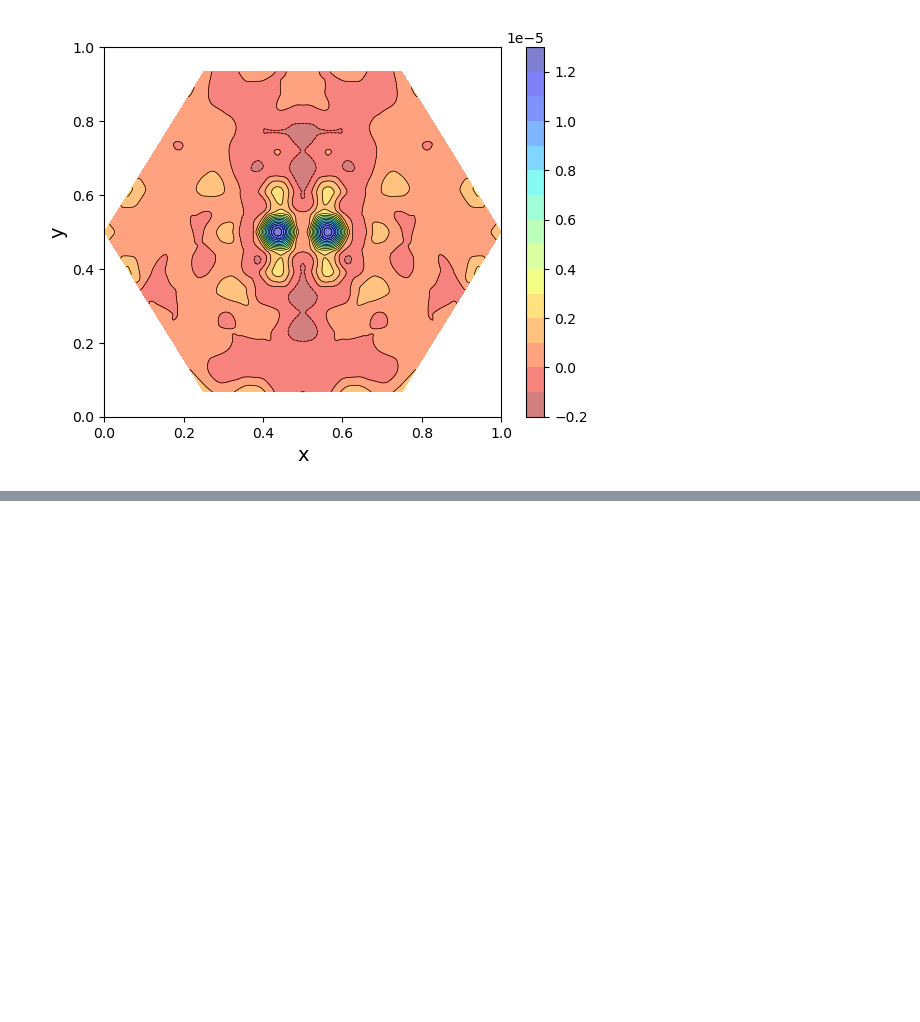
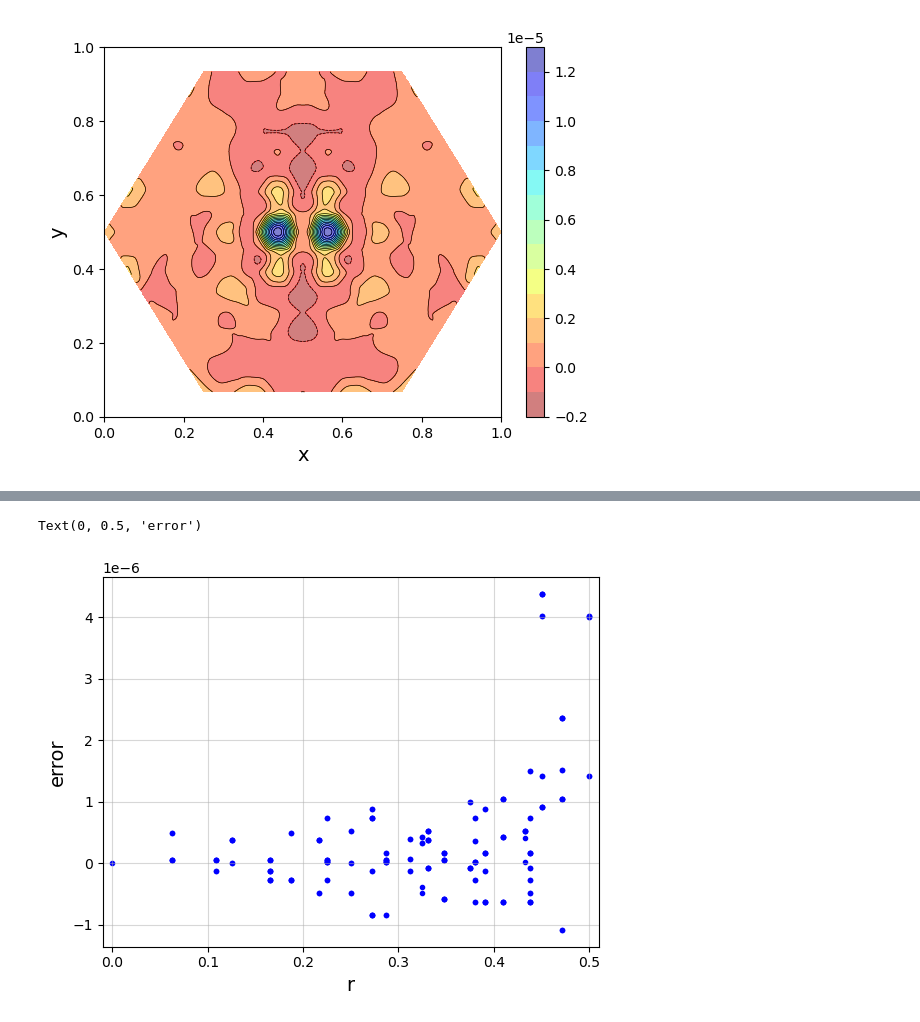
Before and after one commit to JaNiebu/BT_DECinPhysics, a Jupyter notebook: PoissonHarm.ipynb, the cells around one changed output, grey strips where cells are left out. Drawn from its saved outputs; the diff is of its cells as text; code cells hidden in the pictures; blank space fills up the shorter version.

```diff
--- a/PoissonHarm.ipynb
+++ b/PoissonHarm.ipynb
@@ -127,0 +152,10 @@ Text(0, 0.5, 'relative error')
+# %%
+plt.grid(alpha=0.5)
+AnaSol = 10.*np.array(xdata)**2
+plt.scatter(xdata,ydata-AnaSol,marker='.',color='b')
+plt.xlim(-0.01,0.51)
+plt.xlabel('r',fontsize=14)
+plt.ylabel('error', fontsize=14)
+# %% [output]
+Text(0, 0.5, 'error')
+[figure, added]
```
Also changed, not shown: parts of 4 cells of this notebook, 4 other files.
